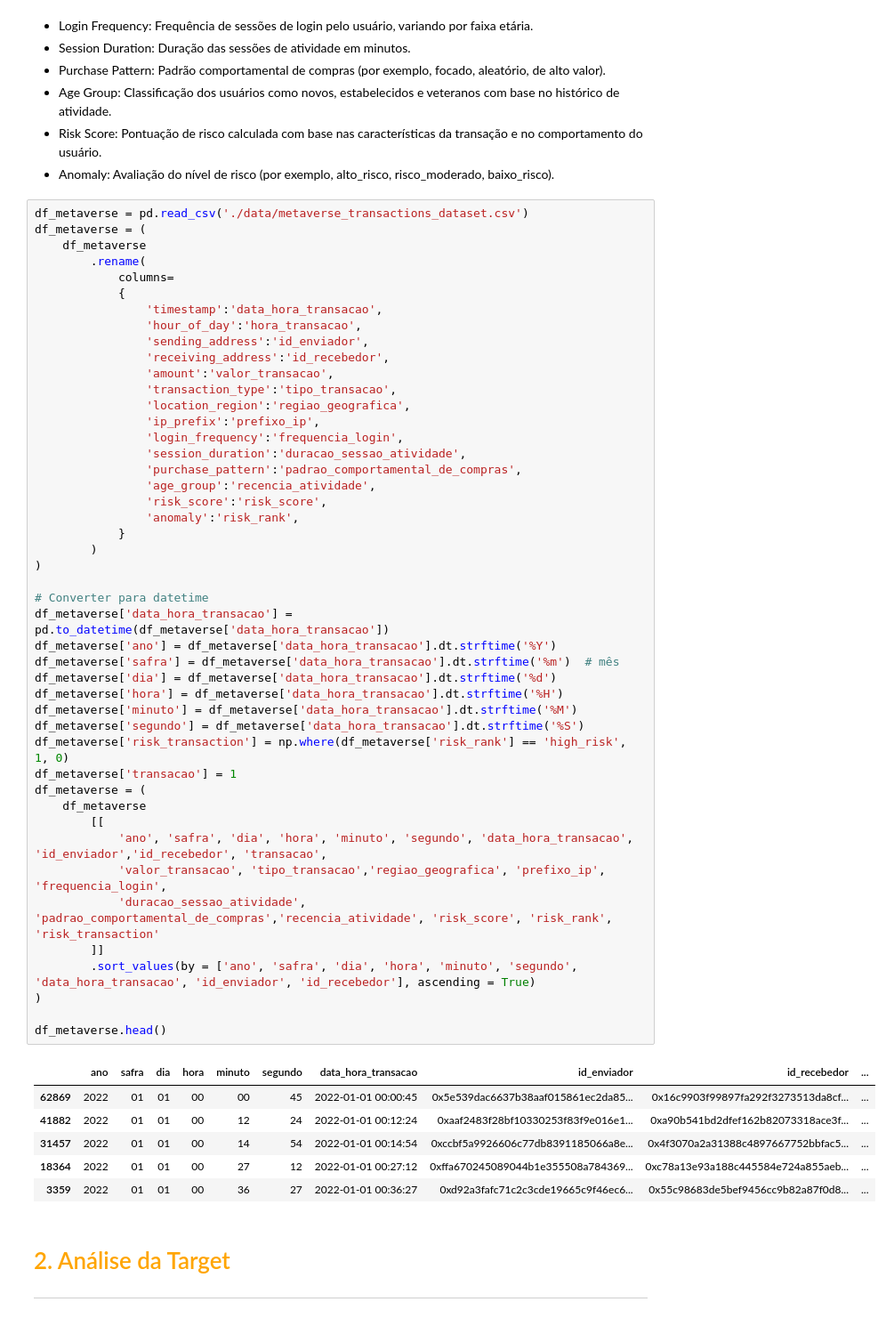
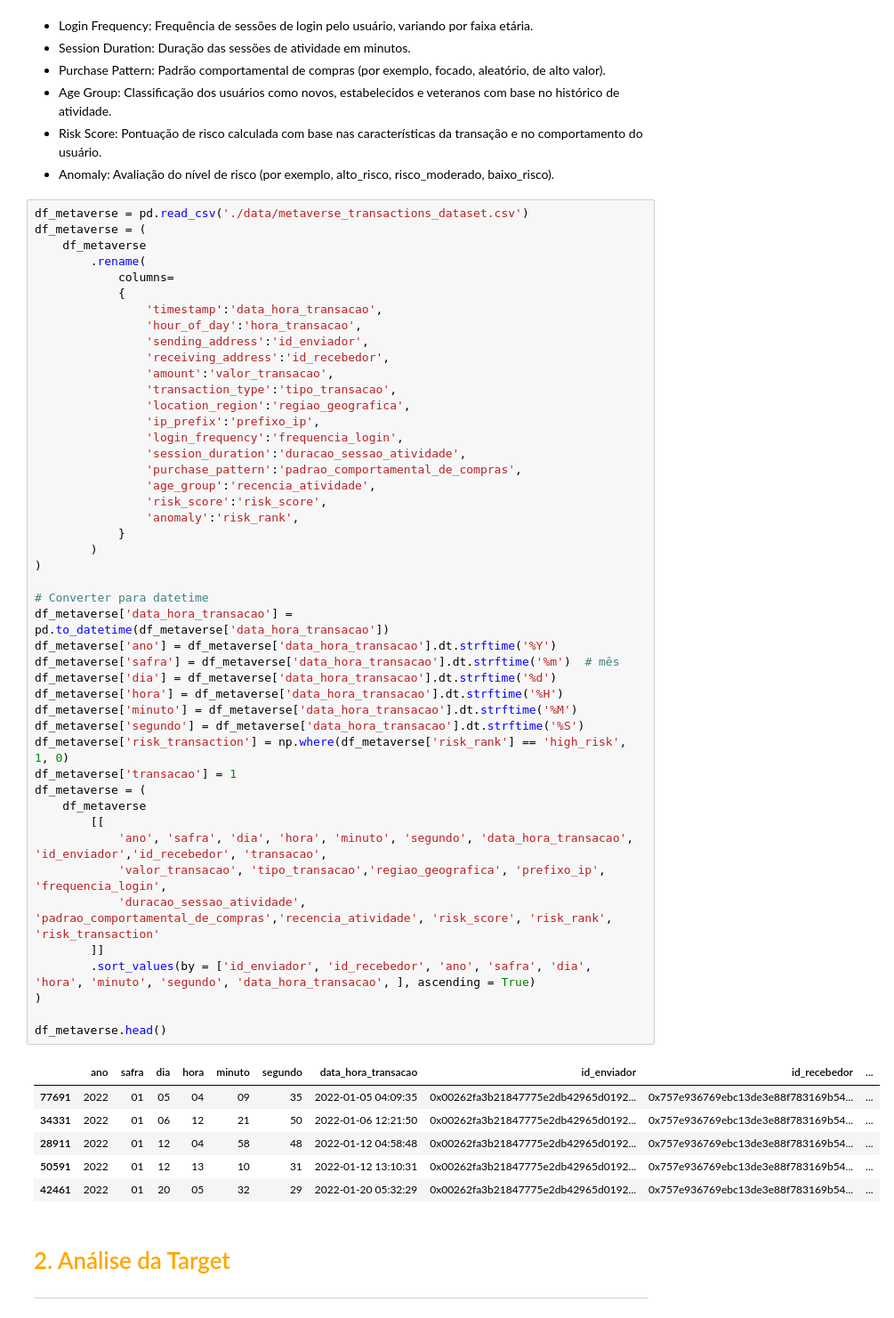
Before and after one commit to leonardovargas10/Modelo_Deteccao_Fraude, a Jupyter notebook: modelo.ipynb, the cells around one changed output. Shown at 89% size. Saved outputs shown, nothing was run; the diff lists cells and outputs as text.

```diff
--- a/modelo.ipynb
+++ b/modelo.ipynb
@@ -605,39 +605,39 @@ df_metaverse = (
                 'purchase_pattern':'padrao_comportamental_de_compras',
                 'age_group':'recencia_atividade',
                 'risk_score':'risk_score',
                 'anomaly':'risk_rank',
             }
         )
 )
 
 # Converter para datetime
 df_metaverse['data_hora_transacao'] = pd.to_datetime(df_metaverse['data_hora_transacao'])
 df_metaverse['ano'] = df_metaverse['data_hora_transacao'].dt.strftime('%Y')
 df_metaverse['safra'] = df_metaverse['data_hora_transacao'].dt.strftime('%m')  # mês
 df_metaverse['dia'] = df_metaverse['data_hora_transacao'].dt.strftime('%d')
 df_metaverse['hora'] = df_metaverse['data_hora_transacao'].dt.strftime('%H')
 df_metaverse['minuto'] = df_metaverse['data_hora_transacao'].dt.strftime('%M')
 df_metaverse['segundo'] = df_metaverse['data_hora_transacao'].dt.strftime('%S')
 df_metaverse['risk_transaction'] = np.where(df_metaverse['risk_rank'] == 'high_risk', 1, 0)
 df_metaverse['transacao'] = 1
 df_metaverse = (
     df_metaverse
         [[
             'ano', 'safra', 'dia', 'hora', 'minuto', 'segundo', 'data_hora_transacao', 'id_enviador','id_recebedor', 'transacao',
             'valor_transacao', 'tipo_transacao','regiao_geografica', 'prefixo_ip', 'frequencia_login',
             'duracao_sessao_atividade', 'padrao_comportamental_de_compras','recencia_atividade', 'risk_score', 'risk_rank', 'risk_transaction'
         ]]
-        .sort_values(by = ['ano', 'safra', 'dia', 'hora', 'minuto', 'segundo', 'data_hora_transacao', 'id_enviador', 'id_recebedor'], ascending = True)
+        .sort_values(by = ['id_enviador', 'id_recebedor', 'ano', 'safra', 'dia', 'hora', 'minuto', 'segundo', 'data_hora_transacao', ], ascending = True)
 )
 
 df_metaverse.head()
 # %% [output]
 |  | ano | safra | dia | hora | minuto | segundo | data_hora_transacao | id_enviador | id_recebedor | ... |
-| 62869 | 2022 | 01 | 01 | 00 | 00 | 45 | 2022-01-01 00:00:45 | 0x5e539dac6637b38aaf015861ec2da85... | 0x16c9903f99897fa292f3273513da8cf... | ... |
-| 41882 | 2022 | 01 | 01 | 00 | 12 | 24 | 2022-01-01 00:12:24 | 0xaaf2483f28bf10330253f83f9e016e1... | 0xa90b541bd2dfef162b82073318ace3f... | ... |
-| 31457 | 2022 | 01 | 01 | 00 | 14 | 54 | 2022-01-01 00:14:54 | 0xccbf5a9926606c77db8391185066a8e... | 0x4f3070a2a31388c4897667752bbfac5... | ... |
-| 18364 | 2022 | 01 | 01 | 00 | 27 | 12 | 2022-01-01 00:27:12 | 0xffa670245089044b1e355508a784369... | 0xc78a13e93a188c445584e724a855aeb... | ... |
-| 3359 | 2022 | 01 | 01 | 00 | 36 | 27 | 2022-01-01 00:36:27 | 0xd92a3fafc71c2c3cde19665c9f46ec6... | 0x55c98683de5bef9456cc9b82a87f0d8... | ... |
+| 77691 | 2022 | 01 | 05 | 04 | 09 | 35 | 2022-01-05 04:09:35 | 0x00262fa3b21847775e2db42965d0192... | 0x757e936769ebc13de3e88f783169b54... | ... |
+| 34331 | 2022 | 01 | 06 | 12 | 21 | 50 | 2022-01-06 12:21:50 | 0x00262fa3b21847775e2db42965d0192... | 0x757e936769ebc13de3e88f783169b54... | ... |
+| 28911 | 2022 | 01 | 12 | 04 | 58 | 48 | 2022-01-12 04:58:48 | 0x00262fa3b21847775e2db42965d0192... | 0x757e936769ebc13de3e88f783169b54... | ... |
+| 50591 | 2022 | 01 | 12 | 13 | 10 | 31 | 2022-01-12 13:10:31 | 0x00262fa3b21847775e2db42965d0192... | 0x757e936769ebc13de3e88f783169b54... | ... |
+| 42461 | 2022 | 01 | 20 | 05 | 32 | 29 | 2022-01-20 05:32:29 | 0x00262fa3b21847775e2db42965d0192... | 0x757e936769ebc13de3e88f783169b54... | ... |
 # %% [markdown]
 # <font color='orange' style='font-size: 40px;'> 2. Análise da Target </font>
 <hr style='border: 2px solid orange;'>
```
Also changed, not shown: parts of 11 cells of this notebook.
